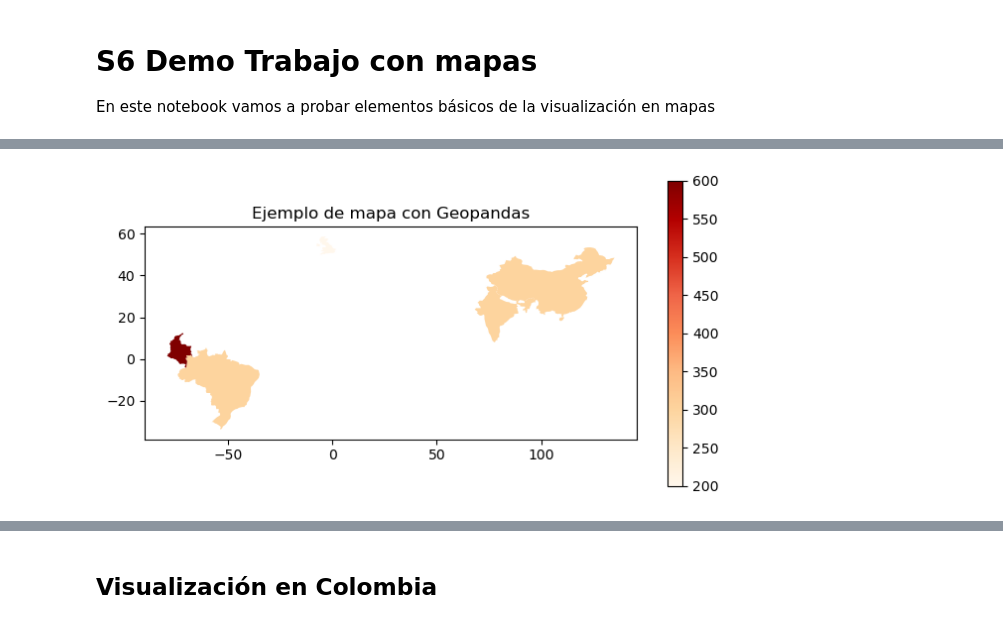
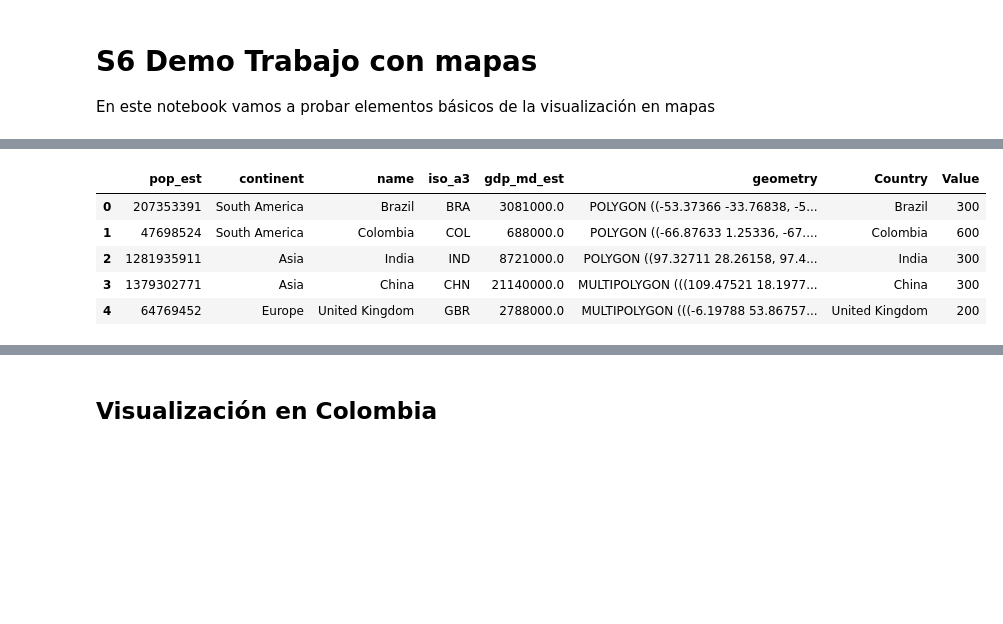
Before and after one commit to PFP-Python-For-People/Nivelatorio, a Jupyter notebook: S6/EjercicioDemoEnClase_6.ipynb, the cells around one changed output, grey strips where cells are left out. Saved outputs shown, nothing was run; the diff lists cells and outputs as text; code cells hidden in the pictures; blank space fills up the shorter version.

```diff
--- a/S6/EjercicioDemoEnClase_6.ipynb
+++ b/S6/EjercicioDemoEnClase_6.ipynb
@@ -5,25 +28,16 @@ En este notebook vamos a probar elementos básicos de la visualización en mapas
 # %%
-# https://geopandas.org/en/stable/
-
-import pandas as pd
-import geopandas as gpd
-import matplotlib.pyplot as plt
-
-# Cargar datos geográficos (shapefile, GeoJSON, etc.) en un GeoDataFrame
-world = gpd.read_file(gpd.datasets.get_path('naturalearth_lowres'))
-
 # Crear un DataFrame de ejemplo con datos para cada país
 data = {'Country': ['India', 'United States', 'China', 'Brazil', 'United Kingdom', "Colombia"],
         'Value': [300, 300, 300, 300, 200, 600]}
 df = pd.DataFrame(data)
 
 # Hacer un merge entre el DataFrame con datos y el GeoDataFrame
 merged = world.merge(df, left_on='name', right_on='Country')
-
-# Visualizar el mapa
-fig, ax = plt.subplots(figsize=(8, 4))
-merged.plot(column='Value', cmap='OrRd', legend=True, ax=ax)
-plt.title('Ejemplo de mapa con Geopandas')
-plt.show()
+merged
 # %% [output]
-[figure, removed]
+|  | pop_est | continent | name | iso_a3 | gdp_md_est | geometry | Country | Value |
+| 0 | 207353391 | South America | Brazil | BRA | 3081000.0 | POLYGON ((-53.37366 -33.76838, -5... | Brazil | 300 |
+| 1 | 47698524 | South America | Colombia | COL | 688000.0 | POLYGON ((-66.87633 1.25336, -67.... | Colombia | 600 |
+| 2 | 1281935911 | Asia | India | IND | 8721000.0 | POLYGON ((97.32711 28.26158, 97.4... | India | 300 |
+| 3 | 1379302771 | Asia | China | CHN | 21140000.0 | MULTIPOLYGON (((109.47521 18.1977... | China | 300 |
+| 4 | 64769452 | Europe | United Kingdom | GBR | 2788000.0 | MULTIPOLYGON (((-6.19788 53.86757... | United Kingdom | 200 |
```
Also changed, not shown: parts of 4 cells of this notebook, 6 other files.
